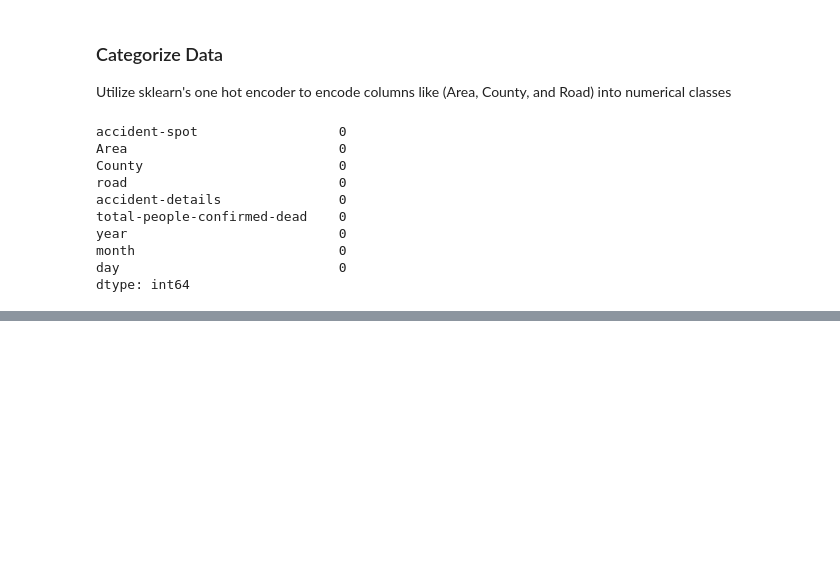
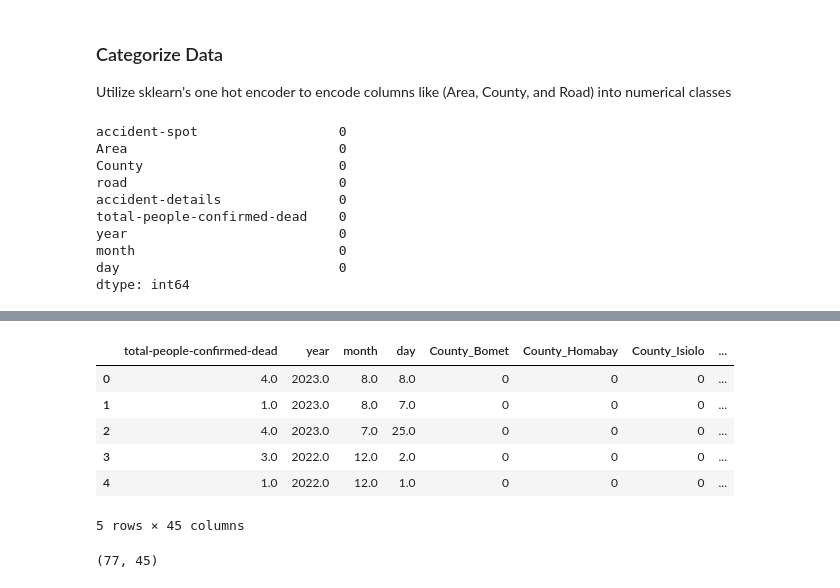
Before and after one commit to Mokowz/Knowledge-Based-Projects, a Jupyter notebook: traffic_pred/predict-accidents.ipynb, the cells around one changed output, grey strips where cells are left out. Cells and saved outputs as stored; diff of their text form; code cells hidden in the pictures; blank space fills up the shorter version.

```diff
--- a/traffic_pred/predict-accidents.ipynb
+++ b/traffic_pred/predict-accidents.ipynb
@@ -220,0 +310,16 @@ enc = OneHotEncoder()
+# %%
+df = df.drop('accident-details', axis=1)
+
+df.head()
+# %% [output]
+|  | total-people-confirmed-dead | year | month | day | County_Bomet | County_Homabay | County_Isiolo | ... |
+| 0 | 4.0 | 2023.0 | 8.0 | 8.0 | 0 | 0 | 0 | ... |
+| 1 | 1.0 | 2023.0 | 8.0 | 7.0 | 0 | 0 | 0 | ... |
+| 2 | 4.0 | 2023.0 | 7.0 | 25.0 | 0 | 0 | 0 | ... |
+| 3 | 3.0 | 2022.0 | 12.0 | 2.0 | 0 | 0 | 0 | ... |
+| 4 | 1.0 | 2022.0 | 12.0 | 1.0 | 0 | 0 | 0 | ... |
+5 rows × 45 columns
+# %%
+df.shape
+# %% [output]
+(77, 45)
```
Also changed, not shown: parts of 8 cells of this notebook, 2 other files.
